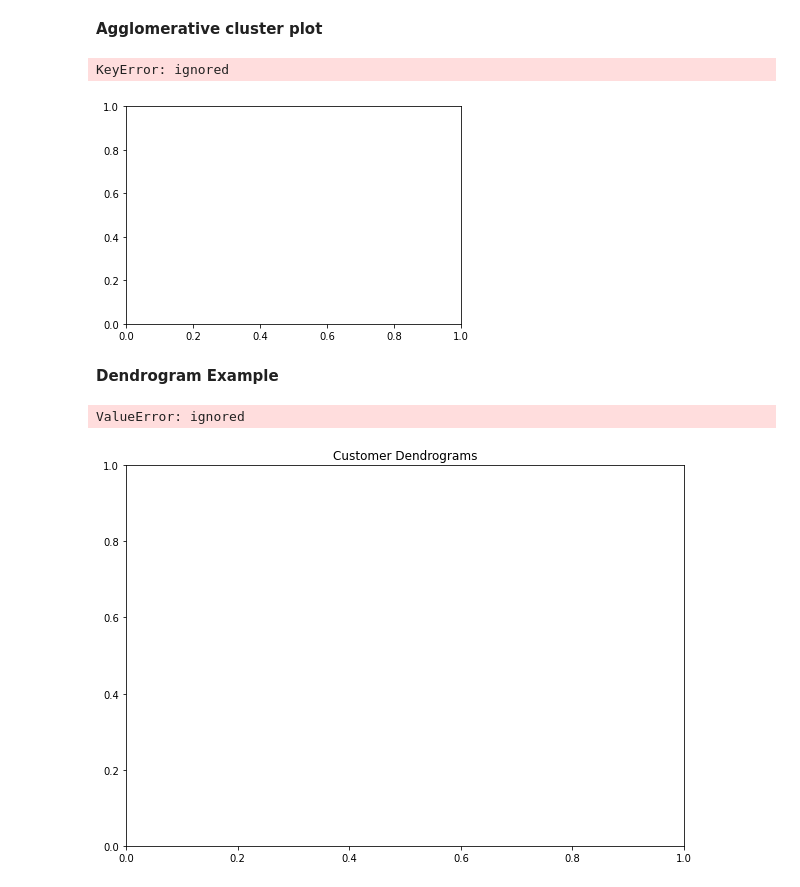
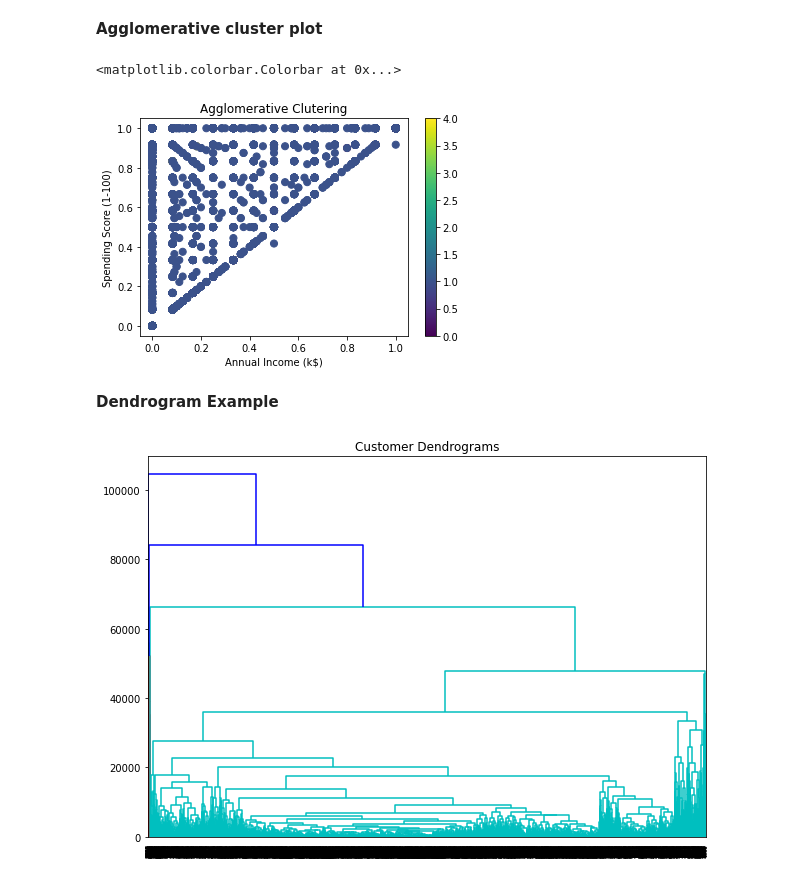
Before and after one commit to rafikaTab/CHECKPOINT_1, a Jupyter notebook: K-means & Hierarchical Clustering.ipynb, the cells around one changed output. Drawn from its saved outputs; the diff is of its cells as text; code cells hidden in the pictures.

```diff
--- a/K-means & Hierarchical Clustering.ipynb
+++ b/K-means & Hierarchical Clustering.ipynb
@@ -59,3 +59,9 @@ df["MINIMUM_PAYMENTS"].value_counts()
 471.940554     1
 189.459157     1
 Name: MINIMUM_PAYMENTS, Length: 8636, dtype: int64
+# %%
+number_of_elements = len(df["MINIMUM_PAYMENTS"])
+print("Number of elements :", number_of_elements)
+print(df["MINIMUM_PAYMENTS"].value_counts())
+df["MINIMUM_PAYMENTS"].fillna(0.0, inplace=True)
+df.tail()
@@ -61,0 +110,6 @@ Name: MINIMUM_PAYMENTS, Length: 8636, dtype: int64
+# %%
+number_of_elements = len(df["CREDIT_LIMIT"])
+print("Number of elements :", number_of_elements)
+print(df["CREDIT_LIMIT"].value_counts())
+df["CREDIT_LIMIT"].fillna(0, inplace=True)
+df.tail()
@@ -96,15 +204,15 @@ agglomerative
 # %%
 import matplotlib.pyplot as plt
 fig =plt.figure()
 ax = fig.add_subplot(111)
-scatter = ax.scatter (data ['Annual Income (k$)'] , data ["Spending Score (1-100)"] , c= agglomerative[0], s=50)
+scatter = ax.scatter (data ['ONEOFF_PURCHASES_FREQUENCY'] , data ["PURCHASES_FREQUENCY"] , c= agglomerative[0], s=50)
 ax.set_title("Agglomerative Clutering")
 ax.set_xlabel("Annual Income (k$)")
 ax.set_ylabel("Spending Score (1-100)")
 plt.colorbar(scatter)
 # %% [output]
-KeyError: ignored
+<matplotlib.colorbar.Colorbar at 0x...>
-[figure, old version]
+[figure, new version]
 # %% [markdown]
 **Dendrogram Example**
 # %%
@@ -114,5 +222,4 @@ plt.figure(figsize=(10,7))
 plt.title("Customer Dendrograms")
 dend=shc.dendrogram(shc.linkage(data, method="complete"))
 # %% [output]
-ValueError: ignored
-[figure, old version]
+[figure, new version]
```
Also changed, not shown: parts of 7 cells of this notebook.
